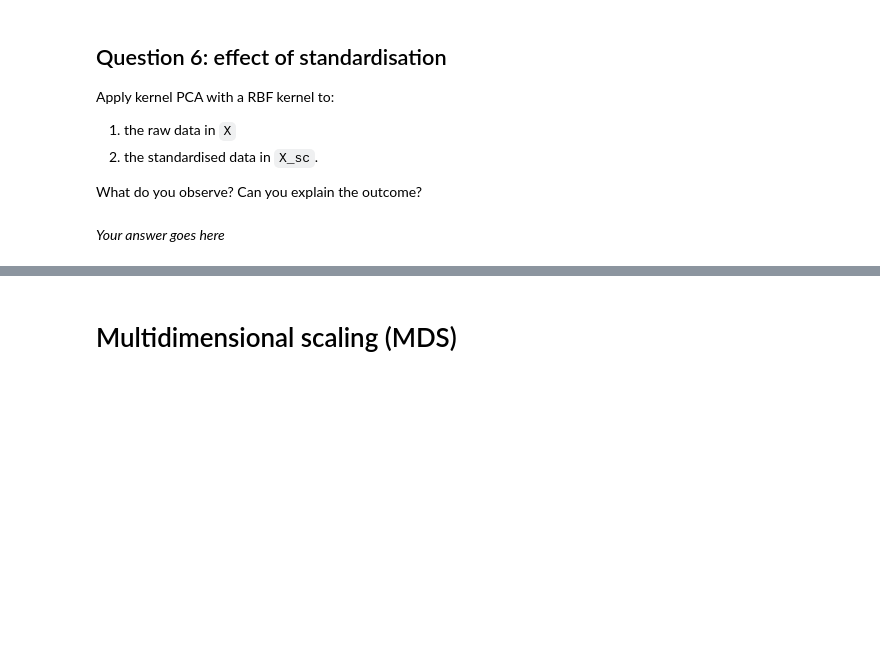
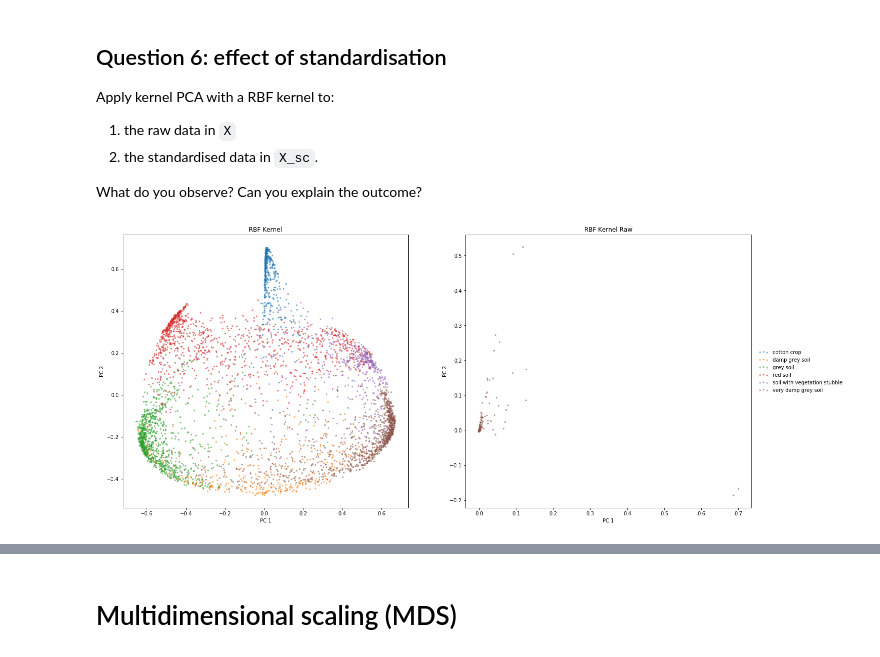
Before and after one commit to c-abbott/dme-2021, a Jupyter notebook: w3/03_Lab_3_Unsupervised_dimensionality_reduction.ipynb, the cells around one changed output, grey strips where cells are left out. Cells and saved outputs as stored; diff of their text form; code cells hidden in the pictures; blank space fills up the shorter version.

```diff
--- a/w3/03_Lab_3_Unsupervised_dimensionality_reduction.ipynb
+++ b/w3/03_Lab_3_Unsupervised_dimensionality_reduction.ipynb
@@ -333,6 +370,15 @@ Apply kernel PCA with a RBF kernel to:
 
 What do you observe? Can you explain the outcome?
 # %%
-# Your code goes here
+# grab linear PC scores
+kpca_rbf_raw = KernelPCA(n_components=k, kernel='rbf').fit(X)
+kpc_scores_raw = kpca_rbf_raw.transform(X)
+
+fig, (ax1, ax2) = plt.subplots(1,2)
+plt.subplots_adjust(left=None, bottom=None, right=3, top=2, wspace=None, hspace=None)
+scatter_2d_label(kpc_scores_rbf, y, ax=ax1, add_legend=False)
+scatter_2d_label(kpc_scores_raw, y, ax=ax2)
+ax1.set(xlabel='PC 1', ylabel='PC 2', title='RBF Kernel');
+ax2.set(xlabel='PC 1', ylabel='PC 2', title='RBF Kernel Raw');
+# %% [output]
+[figure, added]
-# %% [markdown]
-*Your answer goes here*
```
Also changed, not shown: parts of 22 cells of this notebook.
